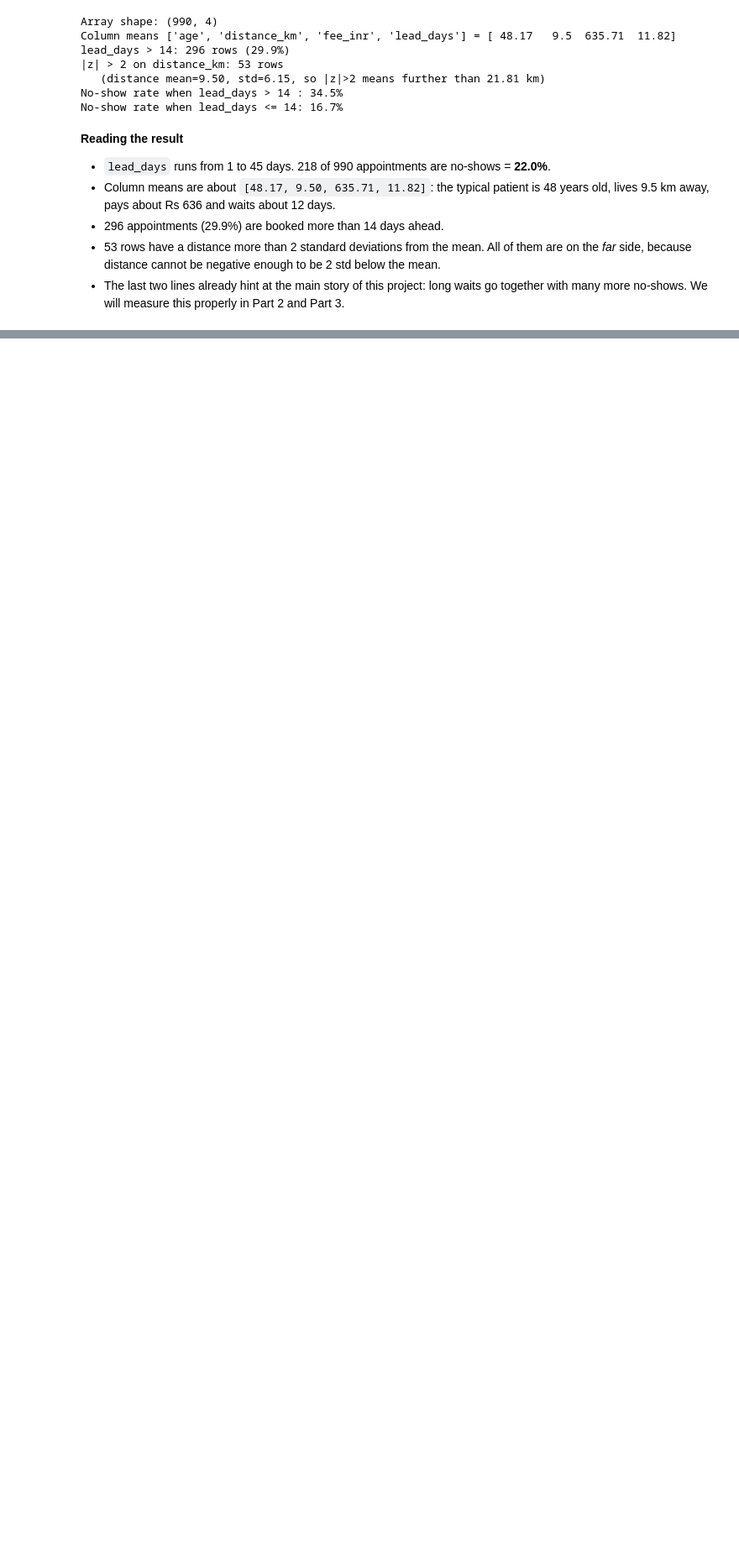
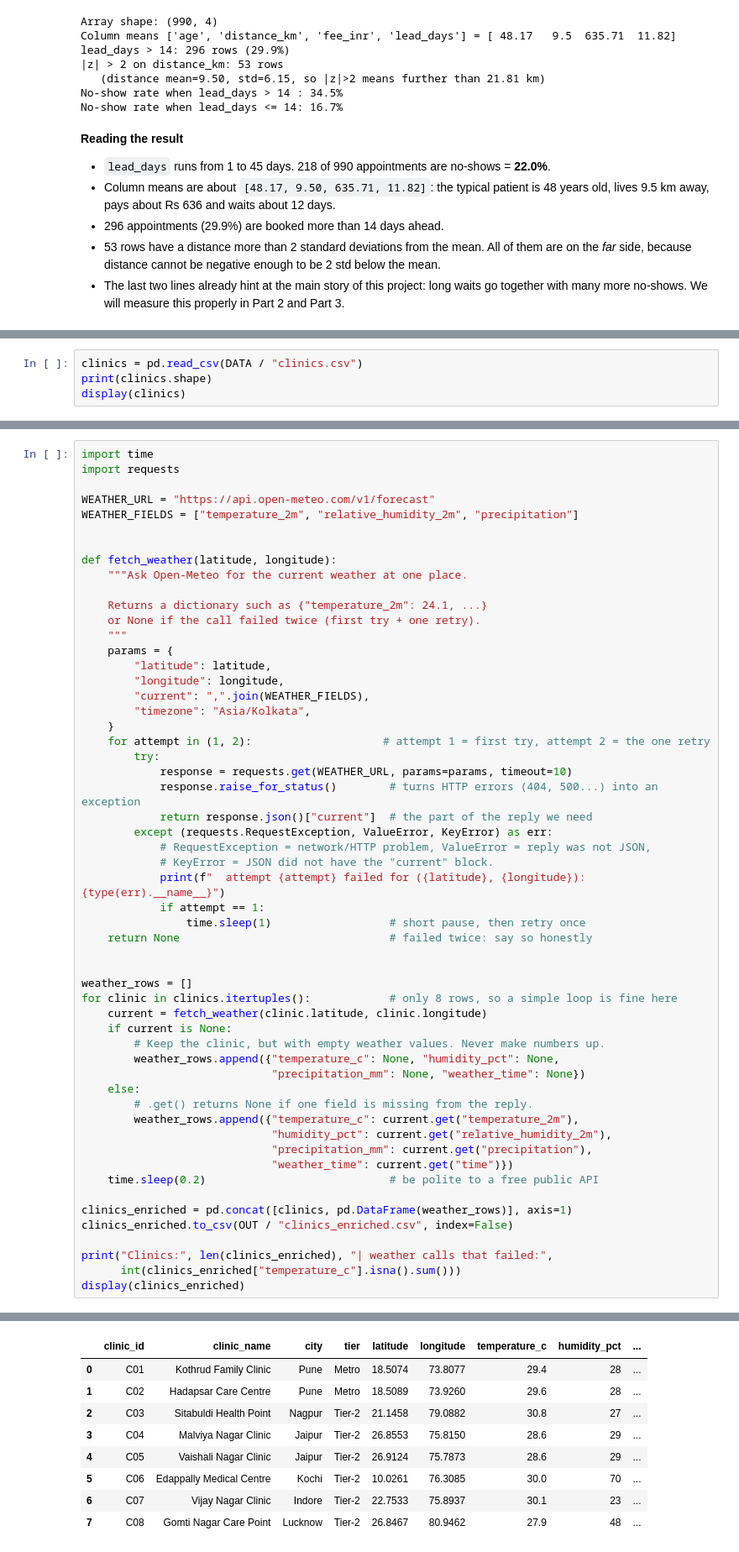
Before and after one commit to Advay4706/MASAI-CAPSTONE-PROJ, a Jupyter notebook: notebooks/part1_data_cleaning.ipynb, the cells around one changed output, grey strips where cells are left out. Shown at 84% size. Saved outputs shown, nothing was run; the diff lists cells and outputs as text; blank space fills up the shorter version.

Commit message:
Step 1.5: enrich clinics with Open-Meteo weather

```diff
--- a/notebooks/part1_data_cleaning.ipynb
+++ b/notebooks/part1_data_cleaning.ipynb
@@ -524,0 +540,4 @@ No-show rate when lead_days <= 14: 16.7%
+# %%
+clinics = pd.read_csv(DATA / "clinics.csv")
+print(clinics.shape)
+display(clinics)
@@ -524,0 +555,56 @@ No-show rate when lead_days <= 14: 16.7%
+# %%
+import time
+import requests
+
+WEATHER_URL = "https://api.open-meteo.com/v1/forecast"
+WEATHER_FIELDS = ["temperature_2m", "relative_humidity_2m", "precipitation"]
+
+
+def fetch_weather(latitude, longitude):
+    """Ask Open-Meteo for the current weather at one place.
+
+    Returns a dictionary such as {"temperature_2m": 24.1, ...}
+    or None if the call failed twice (first try + one retry).
+    """
+    params = {
+        "latitude": latitude,
+        "longitude": longitude,
+        "current": ",".join(WEATHER_FIELDS),
+        "timezone": "Asia/Kolkata",
+    }
+    for attempt in (1, 2):                    # attempt 1 = first try, attempt 2 = the one retry
+        try:
+            response = requests.get(WEATHER_URL, params=params, timeout=10)
+            response.raise_for_status()        # turns HTTP errors (404, 500...) into an exception
+            return response.json()["current"]  # the part of the reply we need
+        except (requests.RequestException, ValueError, KeyError) as err:
+            # RequestException = network/HTTP problem, ValueError = reply was not JSON,
+            # KeyError = JSON did not have the "current" block.
+            print(f"  attempt {attempt} failed for ({latitude}, {longitude}): {type(err).__name__}")
+            if attempt == 1:
+                time.sleep(1)                  # short pause, then retry once
+    return None                                # failed twice: say so honestly
+
+
+weather_rows = []
+for clinic in clinics.itertuples():            # only 8 rows, so a simple loop is fine here
+    current = fetch_weather(clinic.latitude, clinic.longitude)
+    if current is None:
+        # Keep the clinic, but with empty weather values. Never make numbers up.
+        weather_rows.append({"temperature_c": None, "humidity_pct": None,
+                             "precipitation_mm": None, "weather_time": None})
+    else:
+        # .get() returns None if one field is missing from the reply.
+        weather_rows.append({"temperature_c": current.get("temperature_2m"),
+                             "humidity_pct": current.get("relative_humidity_2m"),
+                             "precipitation_mm": current.get("precipitation"),
+                             "weather_time": current.get("time")})
+    time.sleep(0.2)                            # be polite to a free public API
+
+clinics_enriched = pd.concat([clinics, pd.DataFrame(weather_rows)], axis=1)
+clinics_enriched.to_csv(OUT / "clinics_enriched.csv", index=False)
+
+print("Clinics:", len(clinics_enriched), "| weather calls that failed:",
+      int(clinics_enriched["temperature_c"].isna().sum()))
+display(clinics_enriched)
+# %% [output]
@@ -524,0 +612,9 @@ No-show rate when lead_days <= 14: 16.7%
+|  | clinic_id | clinic_name | city | tier | latitude | longitude | temperature_c | humidity_pct | ... |
+| 0 | C01 | Kothrud Family Clinic | Pune | Metro | 18.5074 | 73.8077 | 29.4 | 28 | ... |
+| 1 | C02 | Hadapsar Care Centre | Pune | Metro | 18.5089 | 73.9260 | 29.6 | 28 | ... |
+| 2 | C03 | Sitabuldi Health Point | Nagpur | Tier-2 | 21.1458 | 79.0882 | 30.8 | 27 | ... |
+| 3 | C04 | Malviya Nagar Clinic | Jaipur | Tier-2 | 26.8553 | 75.8150 | 28.6 | 29 | ... |
+| 4 | C05 | Vaishali Nagar Clinic | Jaipur | Tier-2 | 26.9124 | 75.7873 | 28.6 | 29 | ... |
+| 5 | C06 | Edappally Medical Centre | Kochi | Tier-2 | 10.0261 | 76.3085 | 30.0 | 70 | ... |
+| 6 | C07 | Vijay Nagar Clinic | Indore | Tier-2 | 22.7533 | 75.8937 | 30.1 | 23 | ... |
+| 7 | C08 | Gomti Nagar Care Point | Lucknow | Tier-2 | 26.8467 | 80.9462 | 27.9 | 48 | ... |
```
Also changed, not shown: parts of 4 cells of this notebook, 1 other file.
